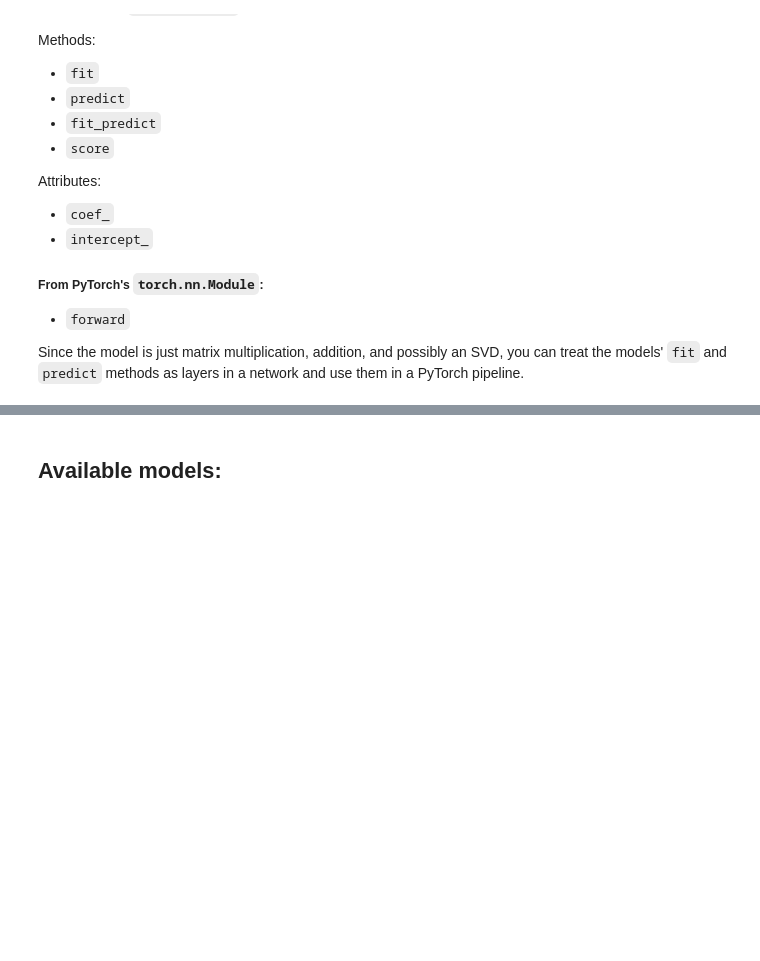
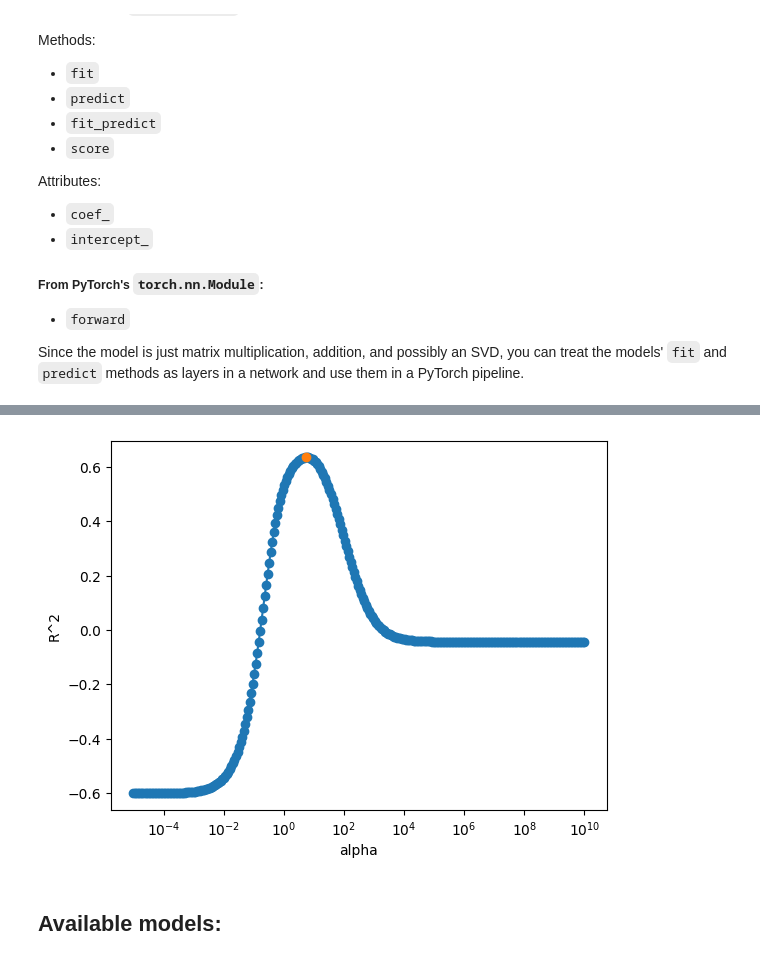
Before and after one commit to RichieHakim/torch_linear_regression, a Jupyter notebook: demo_notebook.ipynb, the cells around one changed output, grey strips where cells are left out. Saved outputs shown, nothing was run; the diff lists cells and outputs as text; code cells hidden in the pictures; blank space fills up the shorter version.

```diff
--- a/demo_notebook.ipynb
+++ b/demo_notebook.ipynb
@@ -150,41 +223,3 @@ Y_pred_forward = model_ols_2.forward(X)
 
 assert np.allclose(Y_pred_predict, Y_pred_call)
 assert np.allclose(Y_pred_predict, Y_pred_forward)
-# %%
-## Let's make an OLS model without an intercept and use backpropagation to fit an intercept parameter
-## Generate data for regression
-X, Y = sklearn.datasets.make_regression(
-    n_samples=100,
-    n_features=2,
-    noise=50,
-    random_state=42,
-)
-
-## Add a known bias to the data
-bias = 500  ## Set the bias to a known value. The param_intercept should converge to this value
-X = torch.as_tensor(X)
-Y = torch.as_tensor(Y) + bias
-
-## Create model with fit_intercept=False
-model_ols_noInt = tlr.OLS(prefit_X=X, fit_intercept=False)
-## Create a parameter for the intercept that we will optimize
-param_intercept = torch.nn.Parameter(torch.ones(1) * 1, requires_grad=True)
-
-## Fit the model
-fn_loss = torch.nn.MSELoss()
-optimizer = torch.optim.SGD([param_intercept], lr=1e-1)
-losses = []
-vals = []
-for i in range(100):
-    optimizer.zero_grad()
-    Y_pred = model_ols_noInt.fit_predict(X=X, y=Y - param_intercept)
-    # Y_pred = X @ (torch.linalg.inv(X.T @ X) @ X.T @ (Y - param_intercept))  ## This is equivalent to the line above
-    loss = fn_loss(Y_pred, Y - param_intercept)
-    loss.backward()
-    optimizer.step()
-    losses.append(loss.item())
-    vals.append(param_intercept.item())
-
-## Print the final value of the intercept parameter
-print(f"Final intercept parameter: {vals[-1]}")
-print(f"True intercept parameter: {bias}")
@@ -194,3 +274,12 @@ True intercept parameter: 500
+# %%
+plt.figure()
+plt.plot(list(scores_sweep.keys()), list(scores_sweep.values()), marker='o')
+plt.plot(alpha_optimized.item(), score_optimized, marker='o')
+plt.xlabel('alpha')
+plt.ylabel('R^2')
+plt.xscale('log')
+# %% [output]
+[figure, added]
 # %% [markdown]
 ## Available models:
 # %%
```
Also changed, not shown: parts of 12 cells of this notebook, 1 other file.
